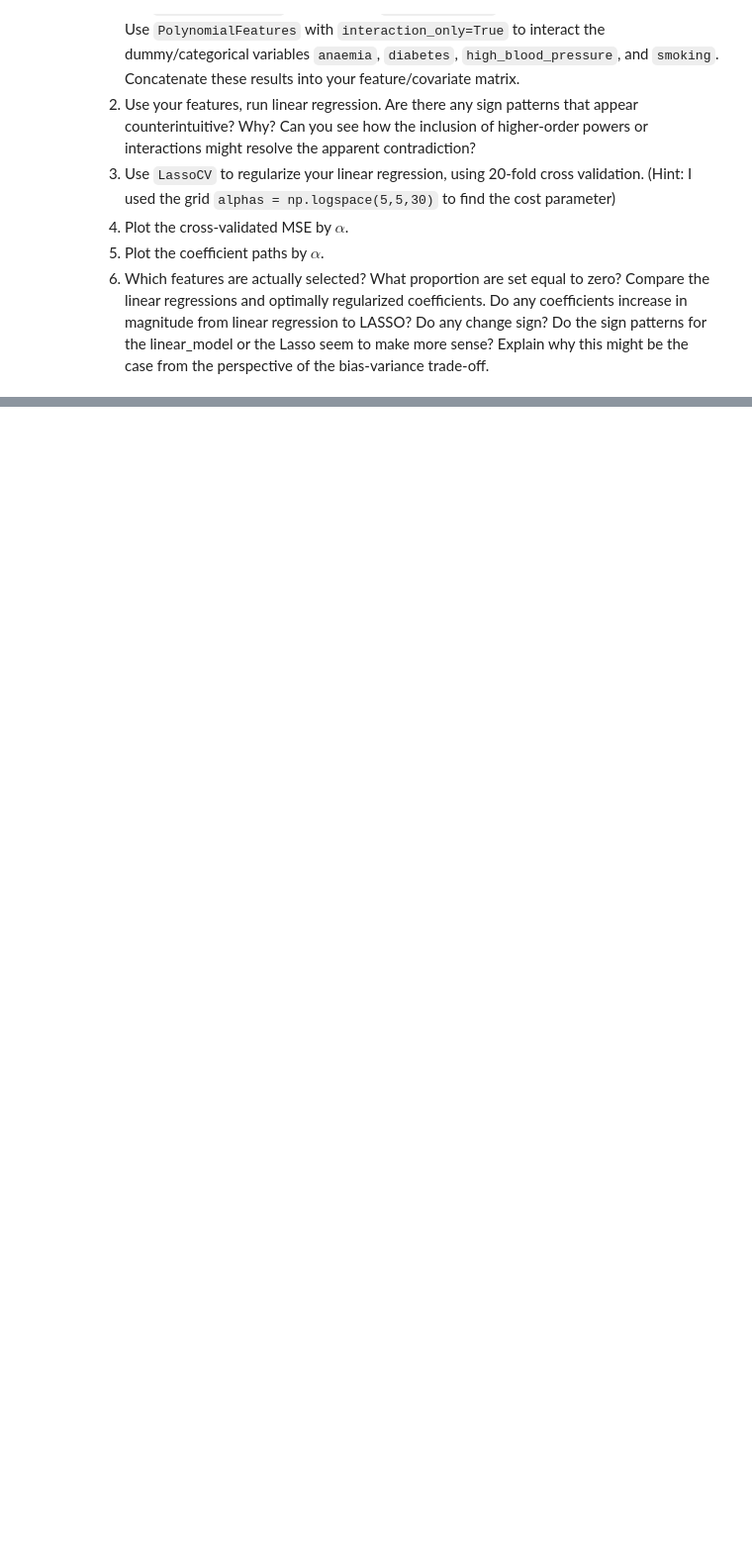
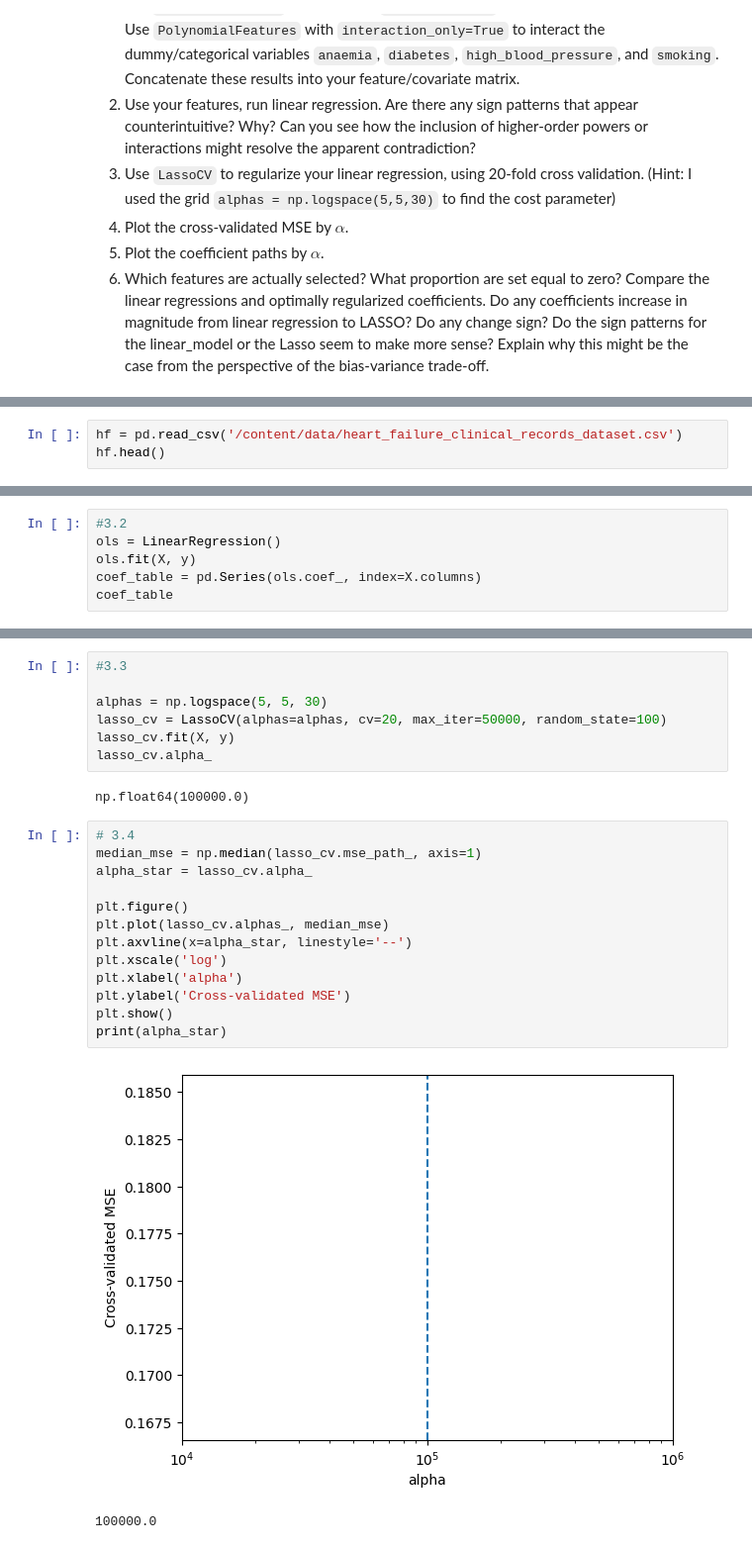
Before and after one commit to anishjagota/undergrad_ml_assignments, a Jupyter notebook: 04_assignment_regularization.ipynb, the cells around one changed output, grey strips where cells are left out. Shown at 99% size. Cells and saved outputs as stored; diff of their text form; blank space fills up the shorter version.

```diff
--- a/04_assignment_regularization.ipynb
+++ b/04_assignment_regularization.ipynb
@@ -187,0 +225,3 @@ FileNotFoundError: [Errno 2] No such file or directory: '/content/undergrad_ml_a
+# %%
+hf = pd.read_csv('/content/data/heart_failure_clinical_records_dataset.csv')
+hf.head()
@@ -187,0 +263,6 @@ FileNotFoundError: [Errno 2] No such file or directory: '/content/undergrad_ml_a
+# %%
+#3.2
+ols = LinearRegression()
+ols.fit(X, y)
+coef_table = pd.Series(ols.coef_, index=X.columns)
+coef_table
@@ -187,0 +290,25 @@ FileNotFoundError: [Errno 2] No such file or directory: '/content/undergrad_ml_a
+# %%
+#3.3
+
+alphas = np.logspace(5, 5, 30)
+lasso_cv = LassoCV(alphas=alphas, cv=20, max_iter=50000, random_state=100)
+lasso_cv.fit(X, y)
+lasso_cv.alpha_
+# %% [output]
+np.float64(100000.0)
+# %%
+# 3.4
+median_mse = np.median(lasso_cv.mse_path_, axis=1)
+alpha_star = lasso_cv.alpha_
+
+plt.figure()
+plt.plot(lasso_cv.alphas_, median_mse)
+plt.axvline(x=alpha_star, linestyle='--')
+plt.xscale('log')
+plt.xlabel('alpha')
+plt.ylabel('Cross-validated MSE')
+plt.show()
+print(alpha_star)
+# %% [output]
+[figure, added]
+100000.0
```
Also changed, not shown: parts of 10 cells of this notebook.
